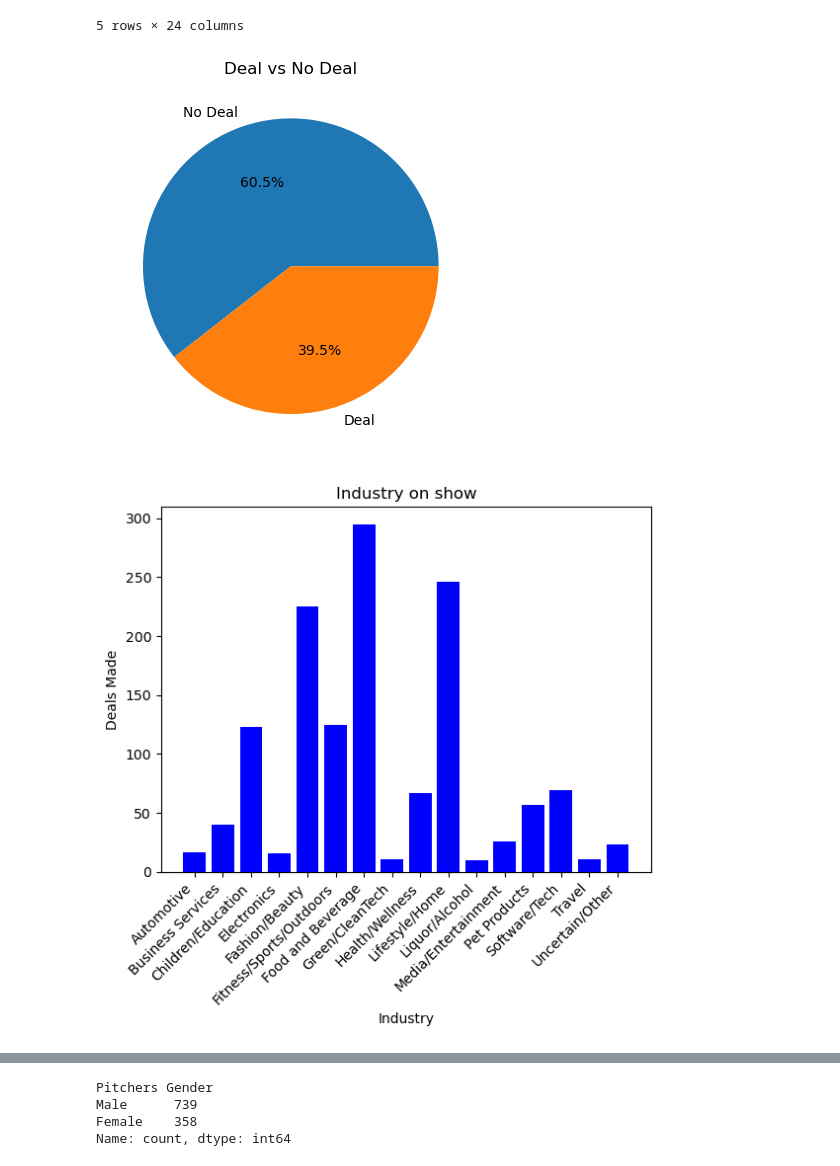
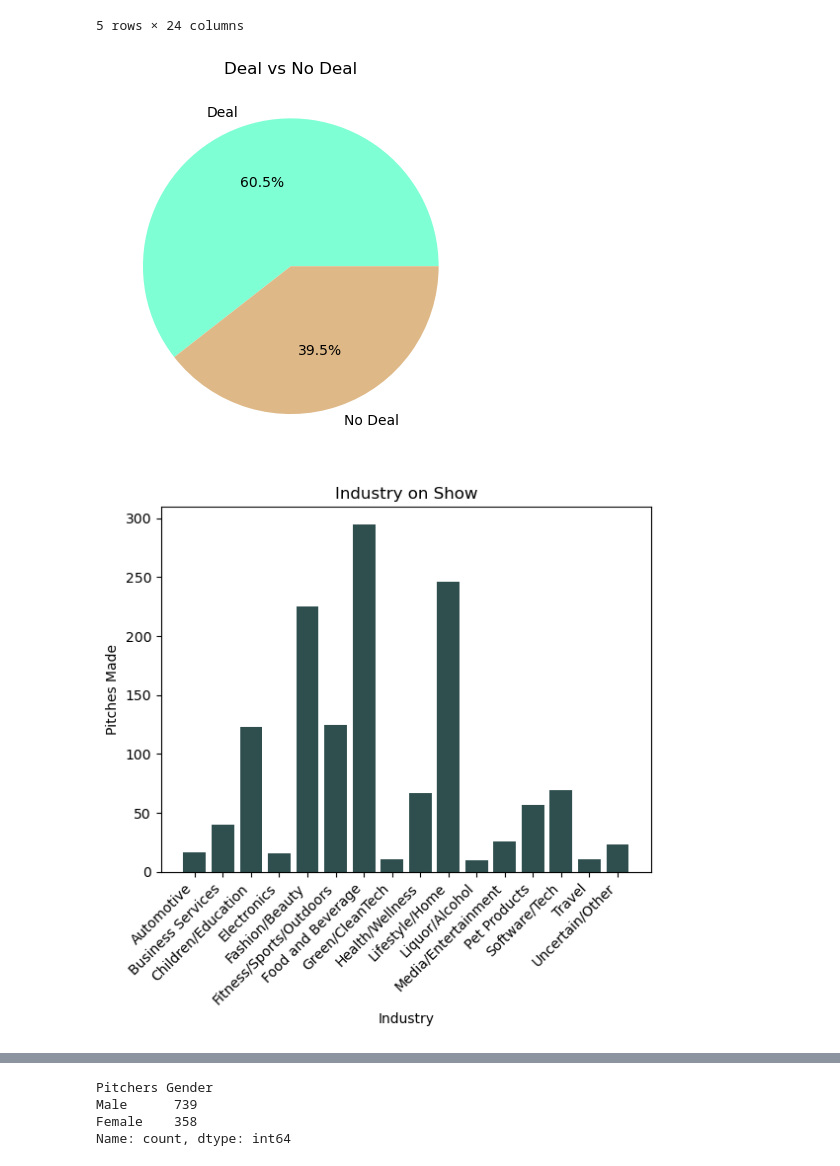
Before and after one commit to Savanna0/Project_1, a Jupyter notebook: shark_tank.ipynb, the cells around one changed output, grey strips where cells are left out. Cells and saved outputs as stored; diff of their text form; code cells hidden in the pictures.

Commit message:
removed unsused graph, fixed typos, changed up collors for graphs, added some factiod data

```diff
--- a/shark_tank.ipynb
+++ b/shark_tank.ipynb
@@ -63,25 +63,26 @@ Index(['Startup Name', 'Pitch Number', 'Industry', 'Pitchers Gender',
 # %%
 #How many People got deals?
 deals =shark_tank_clean_df['Got Deal'].value_counts()
 labels={ 'Deal', 'No Deal'}
-plt.pie(deals, labels=labels,  autopct="%1.1f%%")
+colors={'aquamarine','burlywood'}
+plt.pie(deals, labels=labels, colors=colors, autopct="%1.1f%%")
 plt.title("Deal vs No Deal")
 plt.savefig("output_data/Fig1.png")
 plt.show()
 # %% [output]
-[figure, old version]
+[figure, new version]
 # %%
 #which industries are shown the most
 all_industry_df = shark_tank_clean_df.groupby('Industry').size()
 x_axis = all_industry_df.index
 y_axis = all_industry_df.values
-plt.bar(x_axis, y_axis, color="b", align="center")
+plt.bar(x_axis, y_axis, color="darkslategray", align="center")
 plt.xlabel('Industry')
-plt.ylabel('Deals Made')
-plt.title('Industry on show')
+plt.ylabel('Pitches Made')
+plt.title('Industry on Show')
 plt.xticks(rotation=45, ha='right')
 plt.savefig("output_data/Fig2.png")
 plt.show()
 # top industries: Food and Beverage, Lifestyle/Home, Fashion/Beauty
 # %% [output]
-[figure, old version]
+[figure, new version]
```
Also changed, not shown: parts of 15 cells of this notebook, 8 other files.
